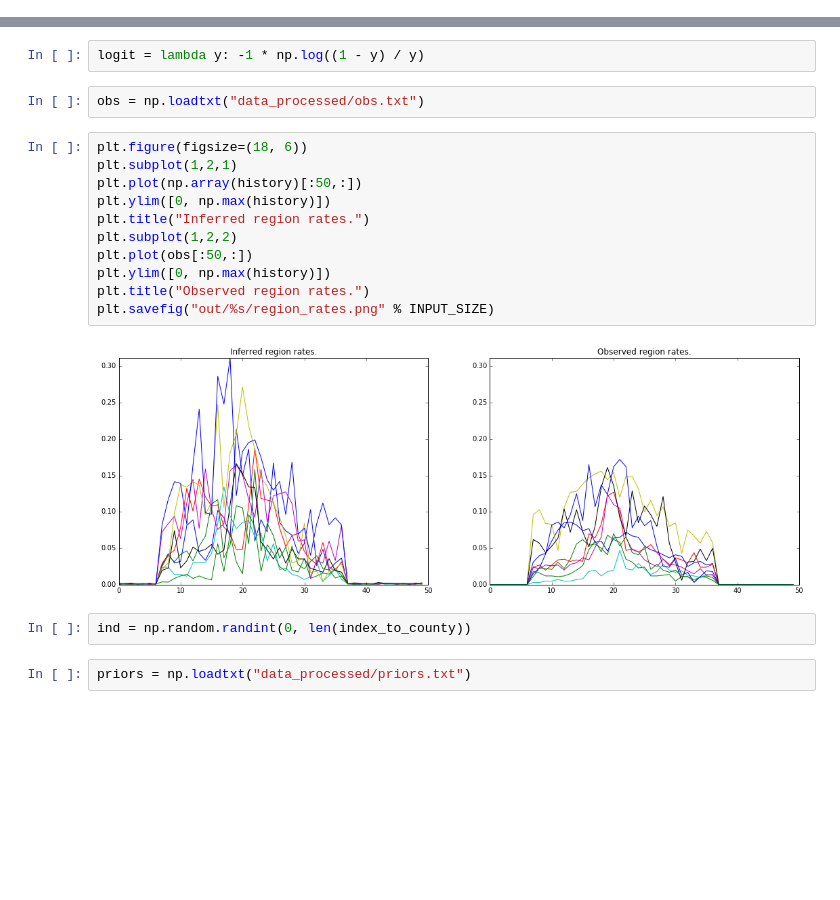
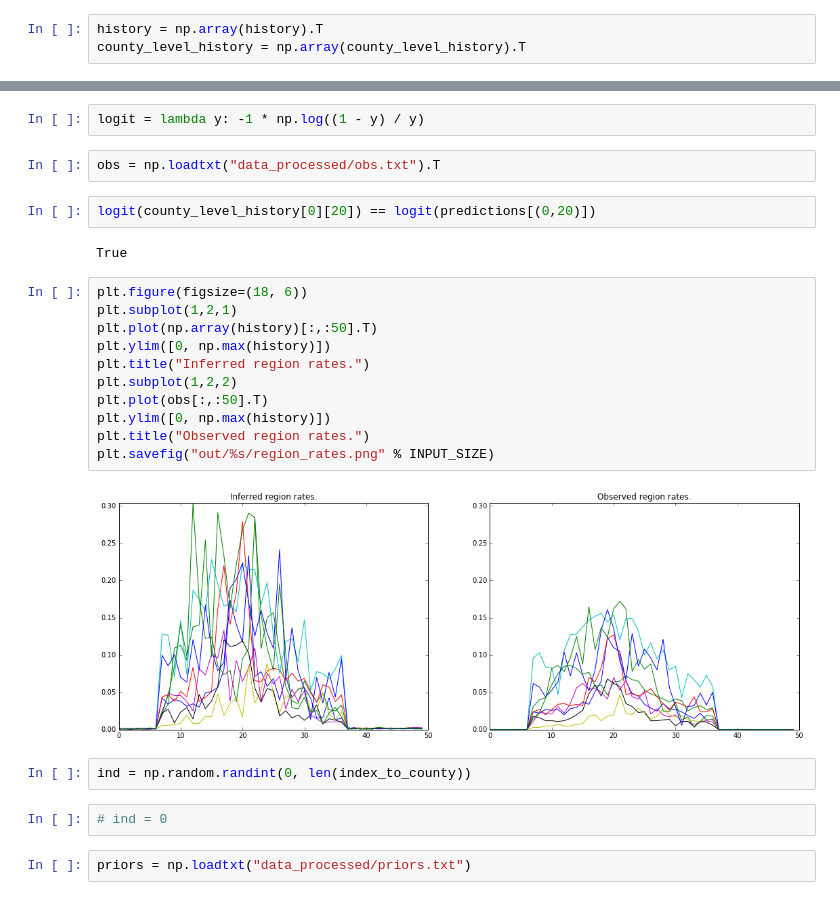
Before and after one commit to tonyduan/ppaml-cp7-blog, a Jupyter notebook: postprocessing.ipynb, the cells around one changed output, grey strips where cells are left out. Drawn from its saved outputs; the diff is of its cells as text; blank space fills up the shorter version.

```diff
--- a/postprocessing.ipynb
+++ b/postprocessing.ipynb
@@ -128,6 +128,9 @@ for t, date in enumerate(dates):
     for i, predicted_rate in enumerate(region_rates):
         if eval_data[t][index_to_region[i]] != 'NaN':
             loss += region_pop_matrix[i] * (predicted_rate * 100 - float(eval_data[t][index_to_region[i]][0:-1]))**2
+# %%
+history = np.array(history).T
+county_level_history = np.array(county_level_history).T
 # %%
 print("Total loss:", loss)
 # %% [output]
@@ -145,22 +148,28 @@ sigmoid = lambda x: 1 / (1 + np.exp(-x))
 # %%
 logit = lambda y: -1 * np.log((1 - y) / y)
 # %%
-obs = np.loadtxt("data_processed/obs.txt")
+obs = np.loadtxt("data_processed/obs.txt").T
+# %%
+logit(county_level_history[0][20]) == logit(predictions[(0,20)])
+# %% [output]
+True
 # %%
 plt.figure(figsize=(18, 6))
 plt.subplot(1,2,1)
-plt.plot(np.array(history)[:50,:])
+plt.plot(np.array(history)[:,:50].T)
 plt.ylim([0, np.max(history)])
 plt.title("Inferred region rates.")
 plt.subplot(1,2,2)
-plt.plot(obs[:50,:])
+plt.plot(obs[:,:50].T)
 plt.ylim([0, np.max(history)])
 plt.title("Observed region rates.")
 plt.savefig("out/%s/region_rates.png" % INPUT_SIZE)
 # %% [output]
-[figure, old version]
+[figure, new version]
 # %%
 ind = np.random.randint(0, len(index_to_county))
+# %%
+# ind = 0
 # %%
 priors = np.loadtxt("data_processed/priors.txt")
 # %%
```
Also changed, not shown: parts of 5 cells of this notebook, 20 other files.
